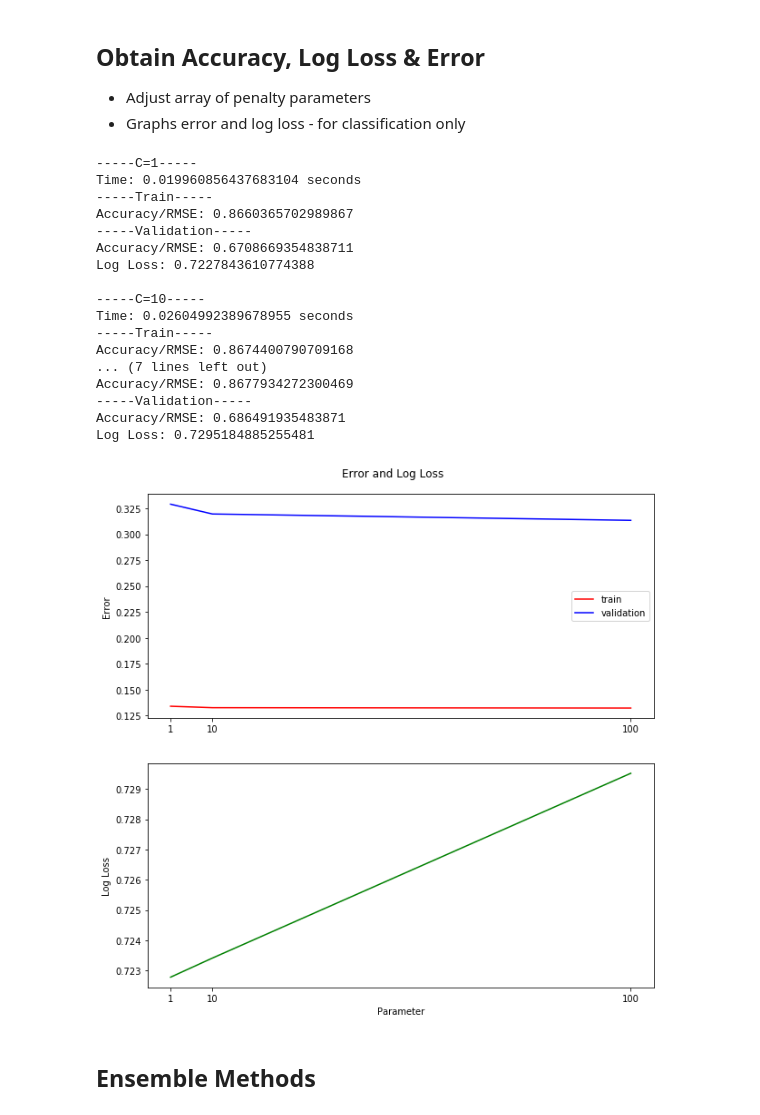
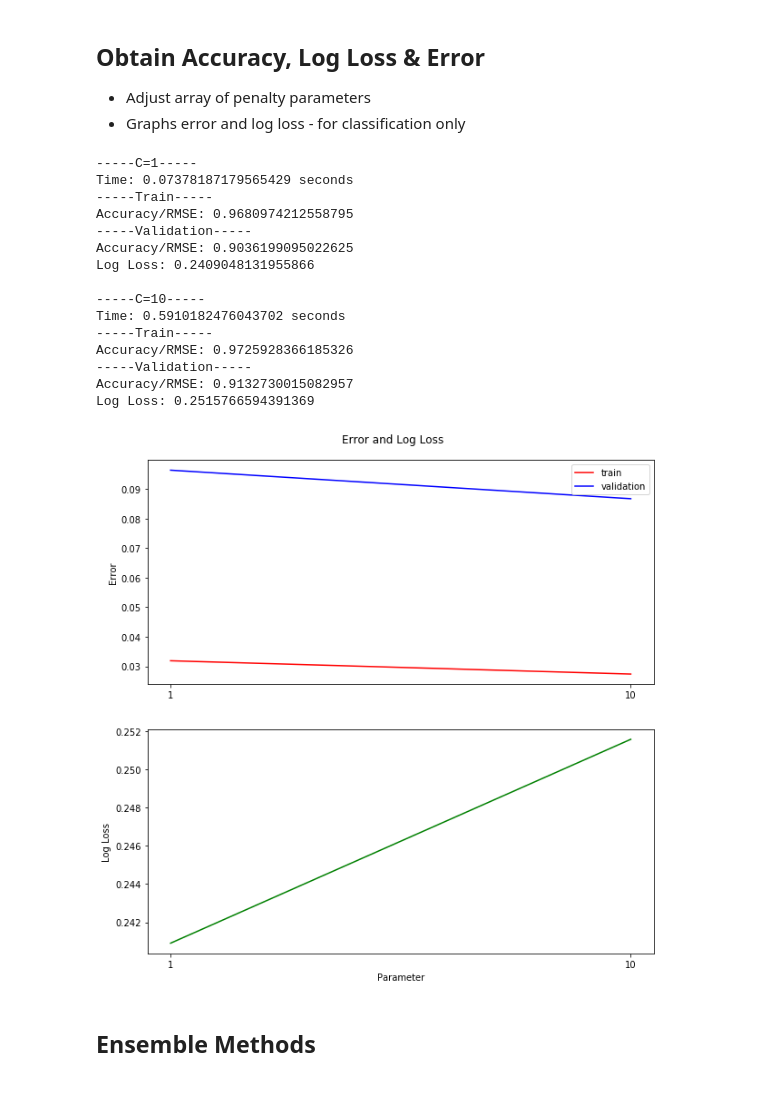
Before and after one commit to matraj/me522, a Jupyter notebook: Project Paper Code.ipynb, the cells around one changed output. Saved outputs shown, nothing was run; the diff lists cells and outputs as text; code cells hidden in the pictures.

```diff
--- a/Project Paper Code.ipynb
+++ b/Project Paper Code.ipynb
@@ -86,7 +89,7 @@ def convertToBinary(df, num_cols):
     df.loc[(df.G3 < 10), 'G3'] = 0
     df.loc[(df.G3 >= 10), 'G3'] = 1
 
-    G3 = df.values[:,num_cols-1]
+    G3 = df['G3'].values
     return G3
 
 def convertToFiveLevel(df, num_cols):
@@ -96,10 +99,15 @@ def convertToFiveLevel(df, num_cols):
     df.loc[(df.G3 > 13) & (df.G3 <= 16), 'G3'] = 3
     df.loc[(df.G3 > 16), 'G3'] = 4
 
-    G3 = df.values[:,num_cols-1]
+    G3 = df['G3'].values
     return G3
 
-def oneHotEncode(df, num_cols):
+def convertToInputSetupB(df, num_cols):
+    df.insert(num_cols-1, 'GDelta', df.G2 - df.G1, allow_duplicates=True)
+
+    return df
+
+def oneHotEncode(df):
     df = df.drop(labels='G3', axis=1)
     cols_to_transform = [
                         'school',
@@ -132,18 +140,17 @@ def normalizeData(train_data, val_data):
 
     return train_data, val_data
 
-# shuffle dataset
-np.random.shuffle(dataset)
-
-# find col length
-num_cols = dataset.shape[1]
-
 # labels of Y
 labels = []
 
+# switch to input setup B
+if (ENABLE_INPUT_SETUP_B):
+    dataframe = convertToInputSetupB(dataframe, num_cols)
+    dataframe_test = convertToInputSetupB(dataframe_test, num_cols)
+
 # split one-hot encoded attributes (X) and G3 (Y)
-X = oneHotEncode(dataframe, num_cols)
-X_tst = oneHotEncode(dataframe_test, num_cols)
+X = oneHotEncode(dataframe)
+X_tst = oneHotEncode(dataframe_test)
 
 # selects supervised approach for G3
 if (ENABLE_BINARY_TARGET):
@@ -155,8 +162,8 @@ elif (ENABLE_5LEVEL_TARGET):
     Y_tst = convertToFiveLevel(dataframe_test, num_cols).astype('int')
     labels = [0, 1, 2, 3, 4]
 elif (ENABLE_REGRESSION_TARGET):
-    Y = dataset[:,num_cols-1].astype('int')
-    Y_tst = dataset_test[:,num_cols-1].astype('int')
+    Y = dataframe['G3'].values.astype('int')
+    Y_tst = dataframe_test['G3'].values.astype('int')
 # %%
 # Y
 X.shape, Y.shape, X_tst.shape, Y_tst.shape
@@ -288,13 +295,12 @@ def getVotingClassifier():
 def buildClf(train_data, train_target, penalty):
 
     if(ENABLE_REGRESSION_TARGET):
-        model = SVR(C=0.0001, kernel='sigmoid', gamma=penalty) # for regression
-#         model = SVR(C=penalty, kernel='linear') # for regression
+        model = SVR(C=penalty, kernel='linear') # for regression
     else:
         model = SVC(C=penalty, probability=True, kernel='linear')
 #         model = getVotingClassifier()
 #         model = GaussianNB()
-#         model = MLPClassifier(solver = 'lbfgs')
+#         model = MLPClassifier(solver = 'lbfgs', hidden_layer_sizes=penalty)
 #         model = DecisionTreeClassifier(max_depth = None, max_features = penalty, criterion = "entropy")
 #         model = RandomForestClassifier(n_estimators = penalty, max_features=450, criterion = "entropy")
 #         model = KNeighborsClassifier(n_neighbors=penalty, p=1)
@@ -337,12 +343,12 @@ def runTestSet(X_train, Y_train, X_test, Y_test, n_comp, penalty):
 * Graphs error and log loss - for classification only
 # %%
 # input reduced dimension - this can be ignored if none selected
-n_comp = 5
+n_comp = 45
 
 # input parameter iterations - can tune other params in classifer selection method above
 if(not ENABLE_TEST):
     # hyperparams = [None]
-    hyperparams = [1, 10, 100]
+    hyperparams = [1, 10]
 else: hyperparams = [10] # input best parameter for test
 
 # results array format: [[train], [validation], [log loss]]
@@ -395,43 +401,41 @@ if(not ENABLE_REGRESSION_TARGET and len(hyperparams) > 1):
 
     # subplot 2: log loss plot
     axarr[1].set_ylabel('Log Loss')
     axarr[1].plot(hyperparams, results[2], color='g', label='log loss')
     axarr[1].set_xticks(hyperparams)
     axarr[1].set_xlabel('Parameter')
     plt.show()
 
 # create RMSE graph for penalty iterations - regression only
 if(ENABLE_REGRESSION_TARGET and len(hyperparams) > 1):
     f, axarr = plt.subplots(sharex=False)
     f.suptitle('RMSE', y = 0.92)
     f.set_size_inches(10, 5)
 
     # subplot 1: RMSE plot
     axarr.set_ylabel('RMSE')
     axarr.plot(hyperparams, results[0], color='r', label='train')
     axarr.plot(hyperparams, results[1], color='b', label='validation')
     axarr.set_xticks(hyperparams)
     axarr.set_xlabel('Parameter')
     axarr.legend()
     plt.show()
 # %% [output]
 -----C=1-----
-Time: 0.019960856437683104 seconds
+Time: 0.07378187179565429 seconds
 -----Train-----
-Accuracy/RMSE: 0.8660365702989867
+Accuracy/RMSE: 0.9680974212558795
 -----Validation-----
-Accuracy/RMSE: 0.6708669354838711
-Log Loss: 0.7227843610774388
+Accuracy/RMSE: 0.9036199095022625
+Log Loss: 0.2409048131955866
 
 -----C=10-----
-Time: 0.02604992389678955 seconds
+Time: 0.5910182476043702 seconds
 -----Train-----
-Accuracy/RMSE: 0.8674400790709168
-... (7 lines left out)
-Accuracy/RMSE: 0.8677934272300469
+Accuracy/RMSE: 0.9725928366185326
 -----Validation-----
-Accuracy/RMSE: 0.686491935483871
-Log Loss: 0.7295184885255481
+Accuracy/RMSE: 0.9132730015082957
+Log Loss: 0.2515766594391369
-[figure, old version]
+[figure, new version]
 # %% [markdown]
 ## Ensemble Methods
```
Also changed, not shown: parts of 3 cells of this notebook.
